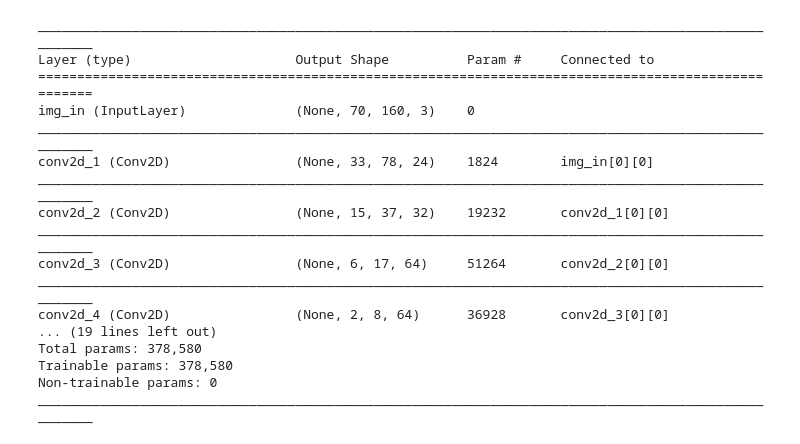
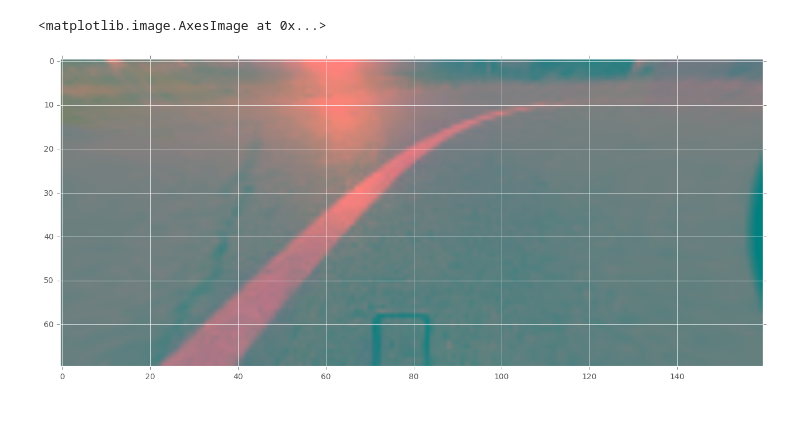
Before and after one commit to test-v1/notebooks-1, a Jupyter notebook: donkeycar/donkey2.ipynb, the cells around one changed output. Cells and saved outputs as stored; diff of their text form; code cells hidden in the pictures; blank space fills up the shorter version.

```diff
--- a/donkeycar/donkey2.ipynb
+++ b/donkeycar/donkey2.ipynb
@@ -100,20 +109,8 @@ Tub does exist
-# %%
-model.summary()
-# %% [output]
-____________________________________________________________________________________________________
-Layer (type)                     Output Shape          Param #     Connected to
-====================================================================================================
-img_in (InputLayer)              (None, 70, 160, 3)    0
-____________________________________________________________________________________________________
-conv2d_1 (Conv2D)                (None, 33, 78, 24)    1824        img_in[0][0]
-____________________________________________________________________________________________________
-conv2d_2 (Conv2D)                (None, 15, 37, 32)    19232       conv2d_1[0][0]
-____________________________________________________________________________________________________
-conv2d_3 (Conv2D)                (None, 6, 17, 64)     51264       conv2d_2[0][0]
-____________________________________________________________________________________________________
-conv2d_4 (Conv2D)                (None, 2, 8, 64)      36928       conv2d_3[0][0]
-... (19 lines left out)
-Total params: 378,580
-Trainable params: 378,580
-Non-trainable params: 0
-____________________________________________________________________________________________________
+# %%
+import cv2
+image1 = cv2.cvtColor(dataset[0][100],cv2.COLOR_RGB2YCrCb)
+plt.imshow(image1)
+# plt.imshow(dataset[0][100])
+# %% [output]
+<matplotlib.image.AxesImage at 0x...>
+[figure, added]
```
Also changed, not shown: parts of 3 cells of this notebook, 2 other files.
